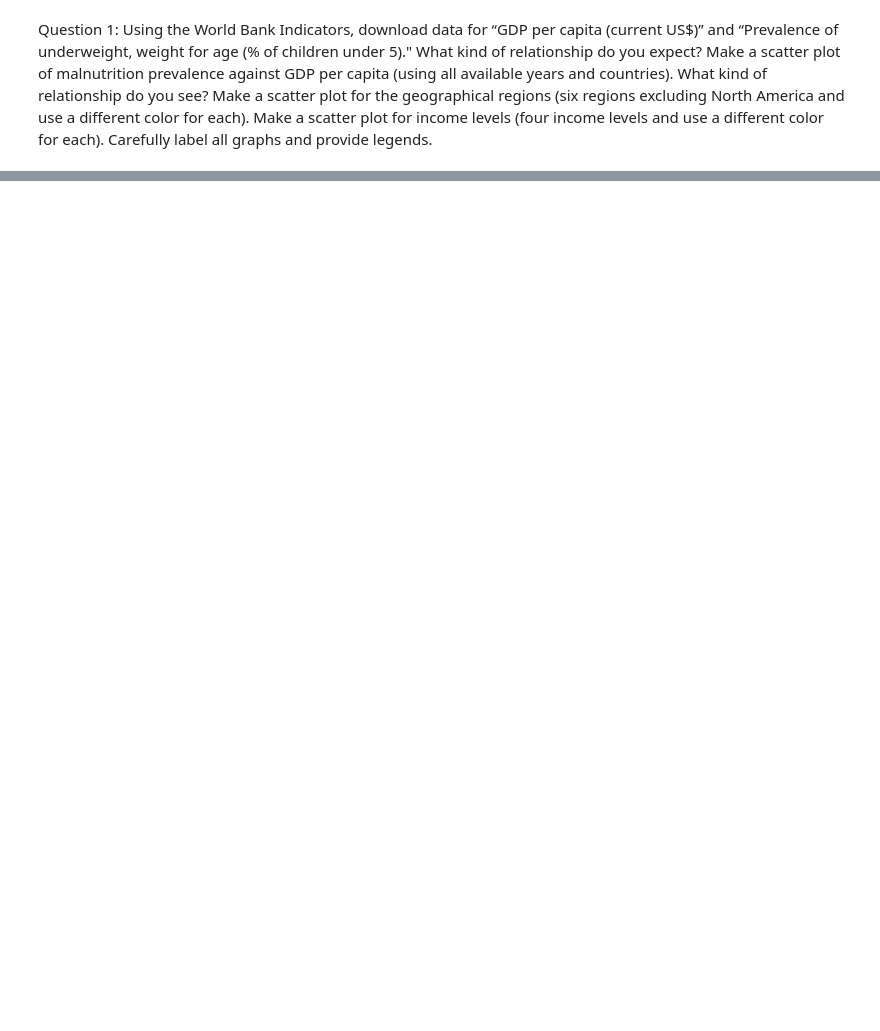
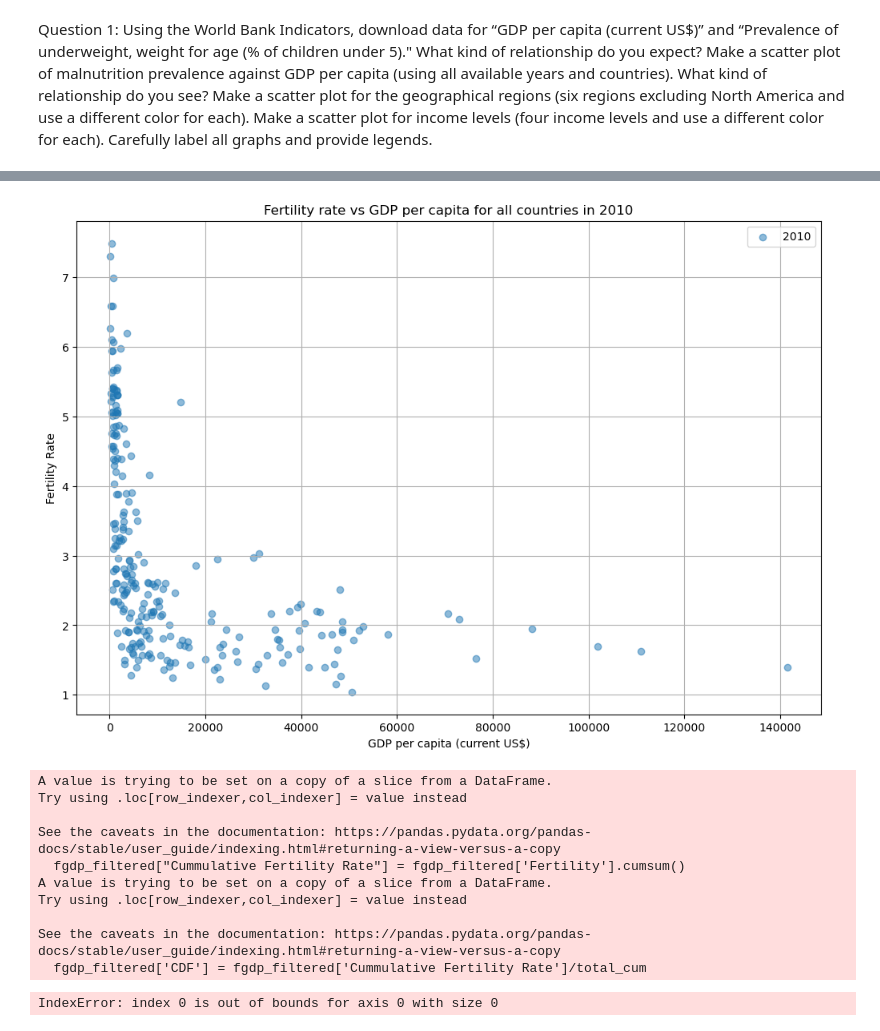
Before and after one commit to ahugari/DIAML, a Jupyter notebook: Assignment 2/miraguha_DIAML_Assignment2.ipynb, the cells around one changed output, grey strips where cells are left out. Drawn from its saved outputs; the diff is of its cells as text; code cells hidden in the pictures; blank space fills up the shorter version.

```diff
--- a/Assignment 2/miraguha_DIAML_Assignment2.ipynb
+++ b/Assignment 2/miraguha_DIAML_Assignment2.ipynb
@@ -161,0 +245,62 @@ plt.show()
+# %%
+import pandas as pd
+
+import matplotlib.pyplot as plt
+
+fertility_rate_df = pd.read_excel('data/fertility_rate.xls', sheet_name='Data', skiprows=3)
+gdp_data_df = pd.read_excel('data/GDP_per_capita.xls', sheet_name='Data', skiprows=3)
+
+fertility_rate_df_filtered = fertility_rate_df.drop(columns=['Indicator Name','Country Name', 'Indicator Code'])
+fertility_rate_df_melted = fertility_rate_df_filtered.melt(id_vars='Country Code', var_name='Year', value_name='Fertility')
+
+gdp_data_df_filtered = gdp_data_df.drop(columns=['Indicator Name', 'Indicator Code', 'Country Name'])
+gdp_data_df_melted = gdp_data_df_filtered.melt(id_vars='Country Code', var_name='Year', value_name='GDP')
+
+fertility_gdp_df = pd.merge(fertility_rate_df_melted, gdp_data_df_melted, on=['Year', 'Country Code'])
+
+fertility_gdp_df['Year'] = pd.to_datetime(fertility_gdp_df['Year'])
+
+fertility_gdp_df_2010 = fertility_gdp_df[fertility_gdp_df['Year'].dt.year==2010]
+
+plt.figure(figsize=(12,8))
+plt.scatter(fertility_gdp_df_2010['GDP'], fertility_gdp_df_2010['Fertility'], alpha=0.5, label='2010')
+plt.title("Fertility rate vs GDP per capita for all countries in 2010")
+plt.ylabel("Fertility Rate")
+plt.xlabel("GDP per capita (current US$)")
+plt.grid(True)
+plt.legend()
+plt.show()
+
+
+fgdp_filtered  = fertility_gdp_df[(fertility_gdp_df['Year'].dt.year >= 1990) & (fertility_gdp_df['Year'].dt.year <= 2010)]
+fgdp_filtered["Cummulative Fertility Rate"] = fgdp_filtered['Fertility'].cumsum()
+
+total_cum = fgdp_filtered['Cummulative Fertility Rate'].iloc[-1]
+fgdp_filtered['CDF'] = fgdp_filtered['Cummulative Fertility Rate']/total_cum
+
+median_fertililty_rate = fgdp_filtered['Fertility'].median()
+mean_fertility_rate = fgdp_filtered['Fertility'].mean()
+
+mean_gdp_rate = fgdp_filtered['GDP'].median();
+median_gdp_rate = fgdp_filtered['GDP'].mean();
+
+
+plt.figure(figsize=(12,8))
+plt.plot(fgdp_filtered['Year'], fgdp_filtered['CDF'], marker='o', color='green')
+plt.axvline(x=fgdp_filtered.loc[fgdp_filtered['Fertility'] == median_fertililty_rate, 'Year'].values[0], color='blue', linestyle='--', label='Median Fertility Rate')
+plt.axvline(x=fgdp_filtered.loc[fgdp_filtered['GDP']==median_gdp_rate, 'Year'].values[0], color='cyan', linestyle='--', label="Median GDP Rate")
+plt.text(fgdp_filtered.loc[fgdp_filtered['Fertility']==median_fertililty_rate, 'Year'].values[0],0.5, f'Median: {median_fertililty_rate}', color='blue', verticalalignment='bottom')
+plt.show()
+# %% [output]
+[figure, added]
+A value is trying to be set on a copy of a slice from a DataFrame.
+Try using .loc[row_indexer,col_indexer] = value instead
+
+See the caveats in the documentation: https://pandas.pydata.org/pandas-docs/stable/user_guide/indexing.html#returning-a-view-versus-a-copy
+  fgdp_filtered["Cummulative Fertility Rate"] = fgdp_filtered['Fertility'].cumsum()
+A value is trying to be set on a copy of a slice from a DataFrame.
+Try using .loc[row_indexer,col_indexer] = value instead
+
+See the caveats in the documentation: https://pandas.pydata.org/pandas-docs/stable/user_guide/indexing.html#returning-a-view-versus-a-copy
+  fgdp_filtered['CDF'] = fgdp_filtered['Cummulative Fertility Rate']/total_cum
+IndexError: index 0 is out of bounds for axis 0 with size 0
```
Also changed, not shown: parts of 5 cells of this notebook, 6 other files.
